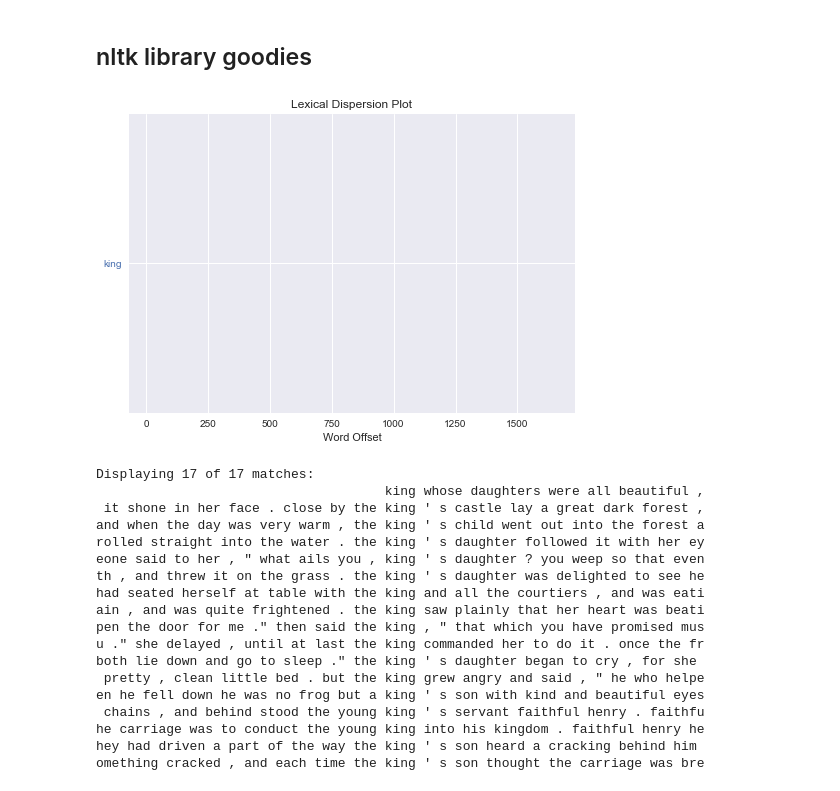
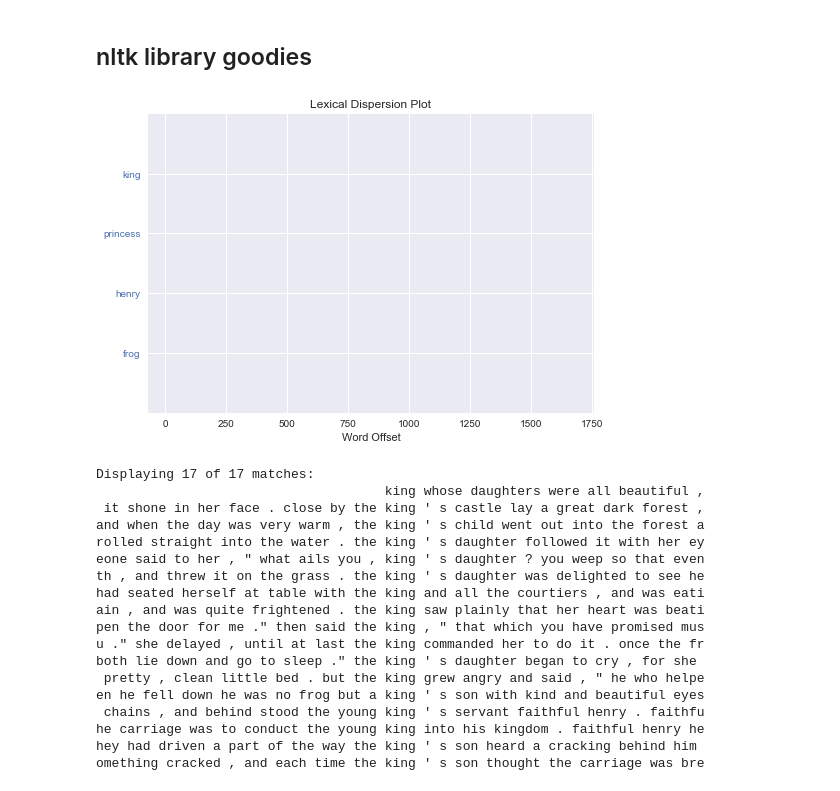
Before and after one commit to spicasax/ipython-examples, a Jupyter notebook: reviews/nltk_with_review_data.ipynb, the cells around one changed output. Saved outputs shown, nothing was run; the diff lists cells and outputs as text; code cells hidden in the pictures.

Commit message:
nltk intro with review data

```diff
--- a/reviews/nltk_with_review_data.ipynb
+++ b/reviews/nltk_with_review_data.ipynb
@@ -129,11 +141,13 @@ grimm_text
 <Text: in olden times when wishing still helped one...>
 # %% [markdown]
 ## nltk library goodies
-# %%
-# this is blank plot for some reason... bummer.
-grimm_text.dispersion_plot(['king'])
-# %% [output]
-[figure, removed]
+# %%
+# this is blank plot for some reason... bummer. It looked interesting in the docs:
+# http://www.nltk.org/book/ch01.html
+# should show us offset ticks from the first element, so we can see how the characters interact in the story.
+grimm_text.dispersion_plot(['king', 'princess', 'henry', 'frog'])
+# %% [output]
+[figure, added]
 # %%
 # get the contexts of a given word
 grimm_text.concordance('king')
```
Also changed, not shown: parts of 59 cells of this notebook, 2 other files.
